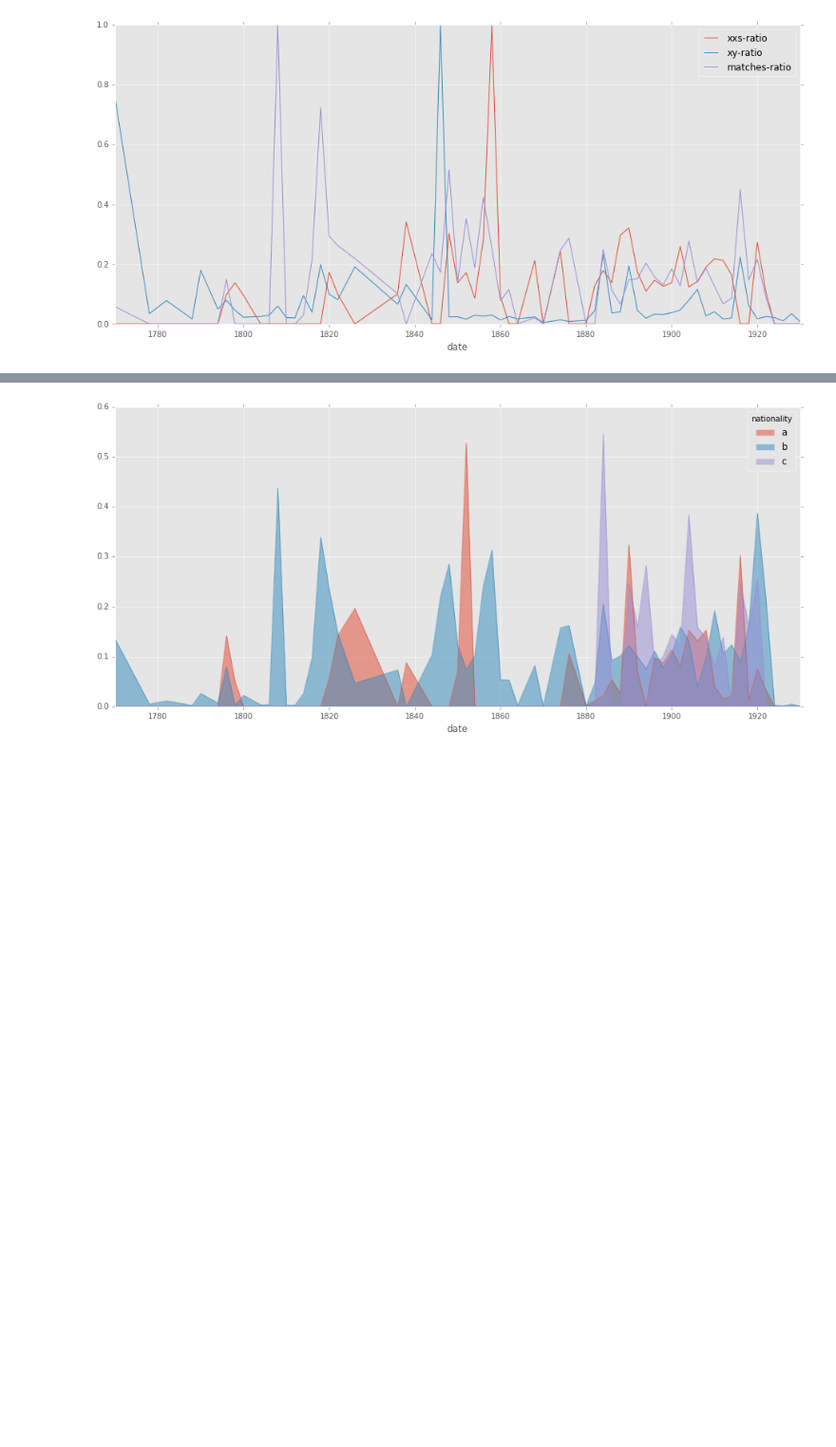
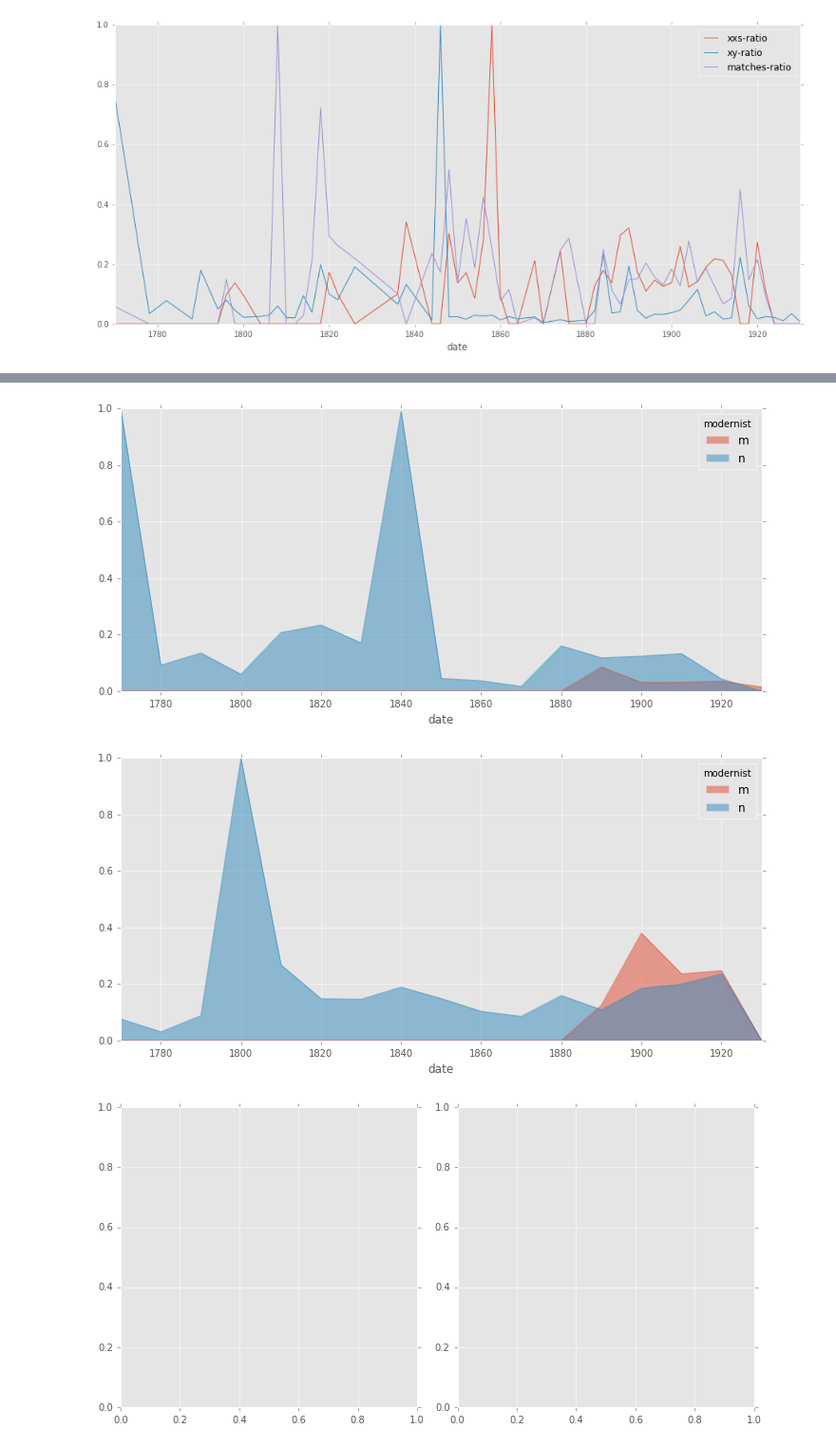
Before and after one commit to JonathanReeve/allusion-detection, a Jupyter notebook: results/analyze-all-results.ipynb, the cells around one changed output, grey strips where cells are left out. Shown at 95% size. Saved outputs shown, nothing was run; the diff lists cells and outputs as text; code cells hidden in the pictures; blank space fills up the shorter version.

```diff
--- a/results/analyze-all-results.ipynb
+++ b/results/analyze-all-results.ipynb
@@ -137,7 +144,10 @@ plotGroup(dfb)
 # %%
-def plotDemographics(df, column, demographic, smoothing):
-    normalize(df)
-    grouped = (df.groupby([demographic, (df.index//smoothing)*smoothing])
-               .mean()[column]
-               .unstack().transpose().fillna(0))
-    grouped.plot(kind='area', stacked=False)
+def plotDemographics(df, column, demographic, smoothing, save=False, filename=False):
+    grouped = df.groupby([demographic, (df.index//smoothing)*smoothing]).mean()
+    normalize(grouped)
+    grouped = grouped[column].unstack(level=0).fillna(0)
+    ax = grouped.plot(kind='area', stacked=False)
+    if save:
+        fig = ax.get_figure()
+        filename = 'charts/' + filename + '.png'
+        fig.savefig(filename)
@@ -148,4 +154,7 @@ plotDemographics(df, 'biblical', 'nationality', 2)
-# %%
-plotDemographics(dfb, 'biblical', 'nationality', 2)
-# %% [output]
-[figure, removed]
+# %%
+mb = plotDemographics(dfb, 'biblical', 'modernist', 10)
+mc = plotDemographics(dfb, 'clas-ratio', 'modernist', 10)
+# %% [output]
+[figure, added]
+[figure, added]
+[figure, added]
```
Also changed, not shown: parts of 9 cells of this notebook.
